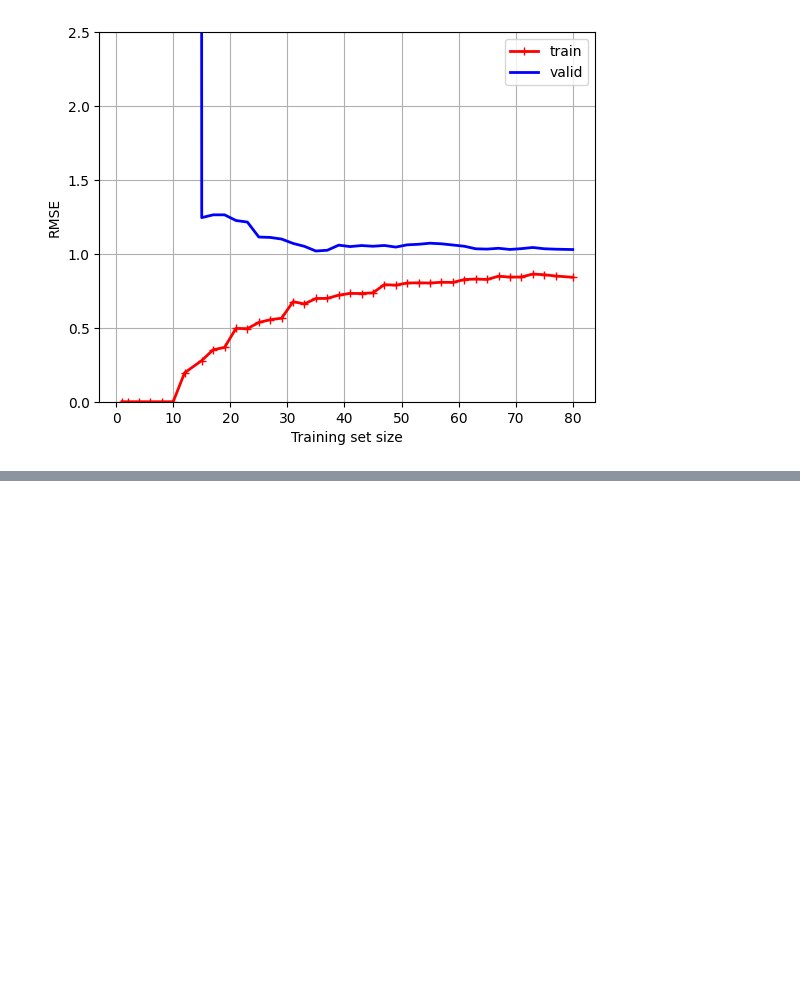
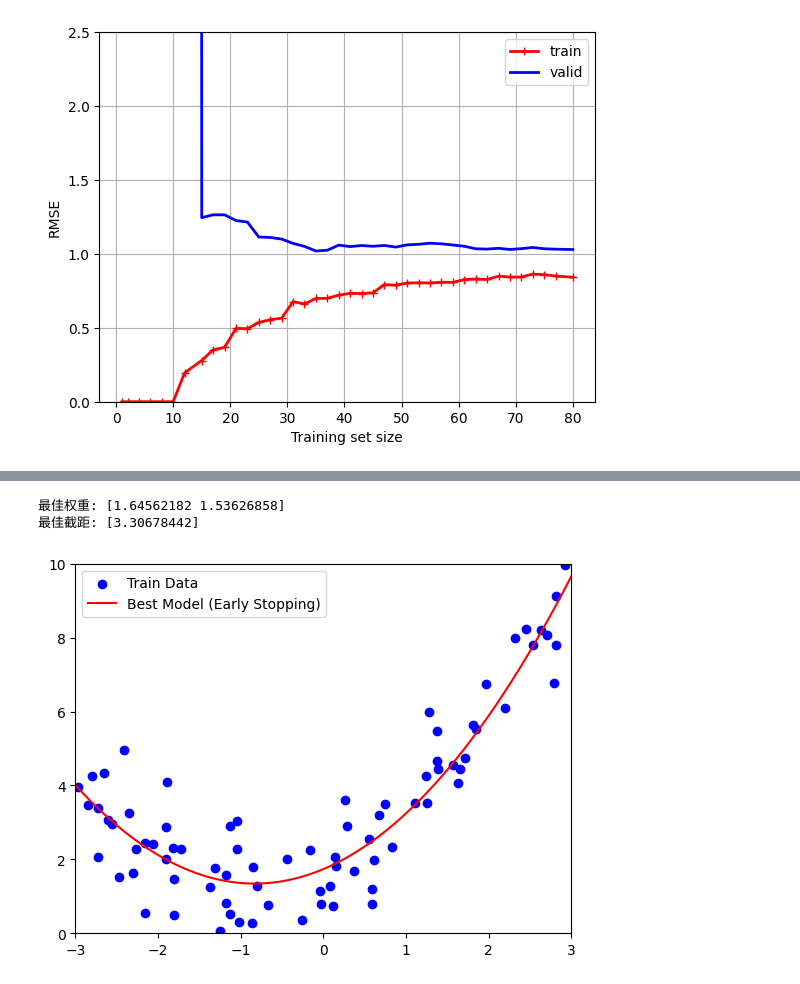
Before and after one commit to think2times/Fastrack, a Jupyter notebook: ai/homl/ch04.ipynb, the cells around one changed output, grey strips where cells are left out. Drawn from its saved outputs; the diff is of its cells as text; code cells hidden in the pictures; blank space fills up the shorter version.

```diff
--- a/ai/homl/ch04.ipynb
+++ b/ai/homl/ch04.ipynb
@@ -254,3 +254,9 @@ plt.grid(True)
 plt.show()
 # %% [output]
 [figure]
+# %%
+from sklearn.linear_model import Ridge
+
+ridge_reg = Ridge(alpha=0.1, solver='cholesky')
+ridge_reg.fit(X, y)
+ridge_reg.predict([[1.5]])
@@ -256,0 +348,25 @@ plt.show()
+# %%
+# 获取权重（系数 theta_1 到 theta_n）
+best_weights = best_model.coef_
+
+# 获取偏置（截距 theta_0）
+best_intercept = best_model.intercept_
+
+print("最佳权重:", best_weights)
+print("最佳截距:", best_intercept)
+# %% [output]
+最佳权重: [1.64562182 1.53626858]
+最佳截距: [3.30678442]
+# %%
+# 生成密集的点来画预测曲线
+X_new = np.linspace(-3, 3, 500).reshape(-1, 1)
+X_new_prep = preprocessiong.transform(X_new) # 注意：只transform，不fit
+y_new_predict = best_model.predict(X_new_prep)
+
+plt.scatter(X_train, y_train, color='blue', label='Train Data')
+plt.plot(X_new, y_new_predict, 'r-', label='Best Model (Early Stopping)')
+plt.axis([-3, 3, 0, 10])
+plt.legend()
+plt.show()
+# %% [output]
+[figure, added]
```
Also changed, not shown: parts of 5 cells of this notebook, 1 other file.
